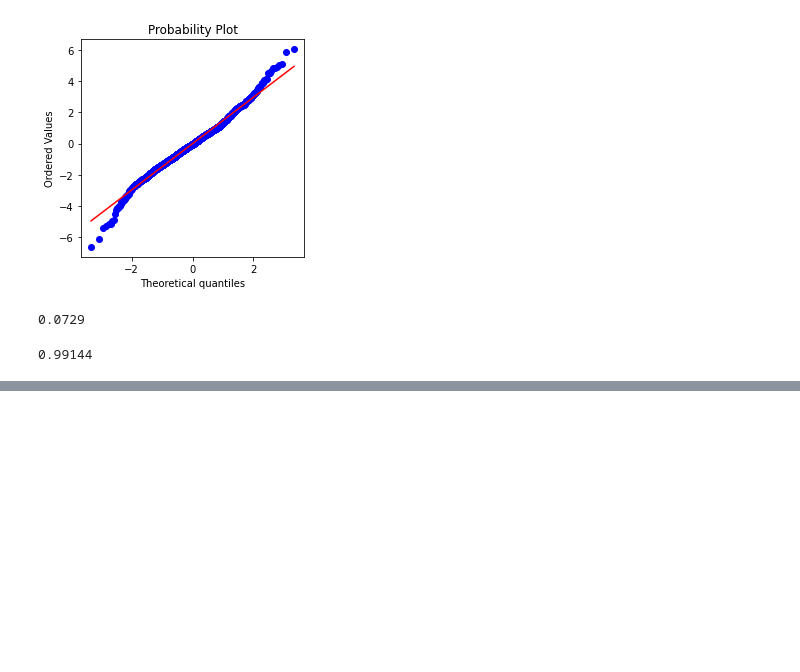
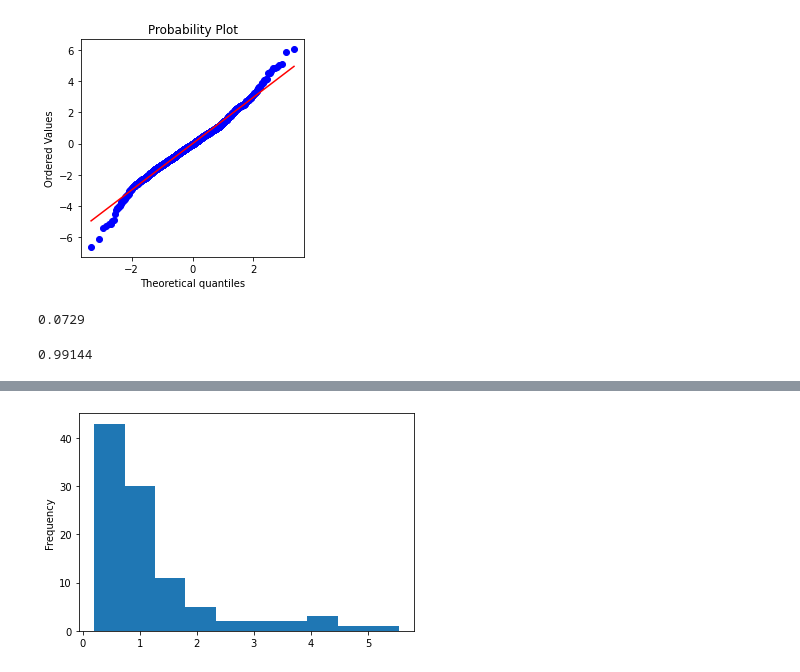
Before and after one commit to arunkdwivedi/practical-statistics-for-data-scientists, a Jupyter notebook: python/notebooks/chapter 2.ipynb, the cells around one changed output, grey strips where cells are left out. Cells and saved outputs as stored; diff of their text form; code cells hidden in the pictures; blank space fills up the shorter version.

```diff
--- a/python/notebooks/chapter 2.ipynb
+++ b/python/notebooks/chapter 2.ipynb
@@ -137,0 +144,7 @@ stats.binom.cdf(2,n=5,p=0.1)
+# %%
+sample = stats.expon.rvs(0.2, size=100)
+
+pd.Series(sample).plot.hist()
+plt.show()
+# %% [output]
+[figure, added]
```
Also changed, not shown: parts of 6 cells of this notebook, 3 other files.
